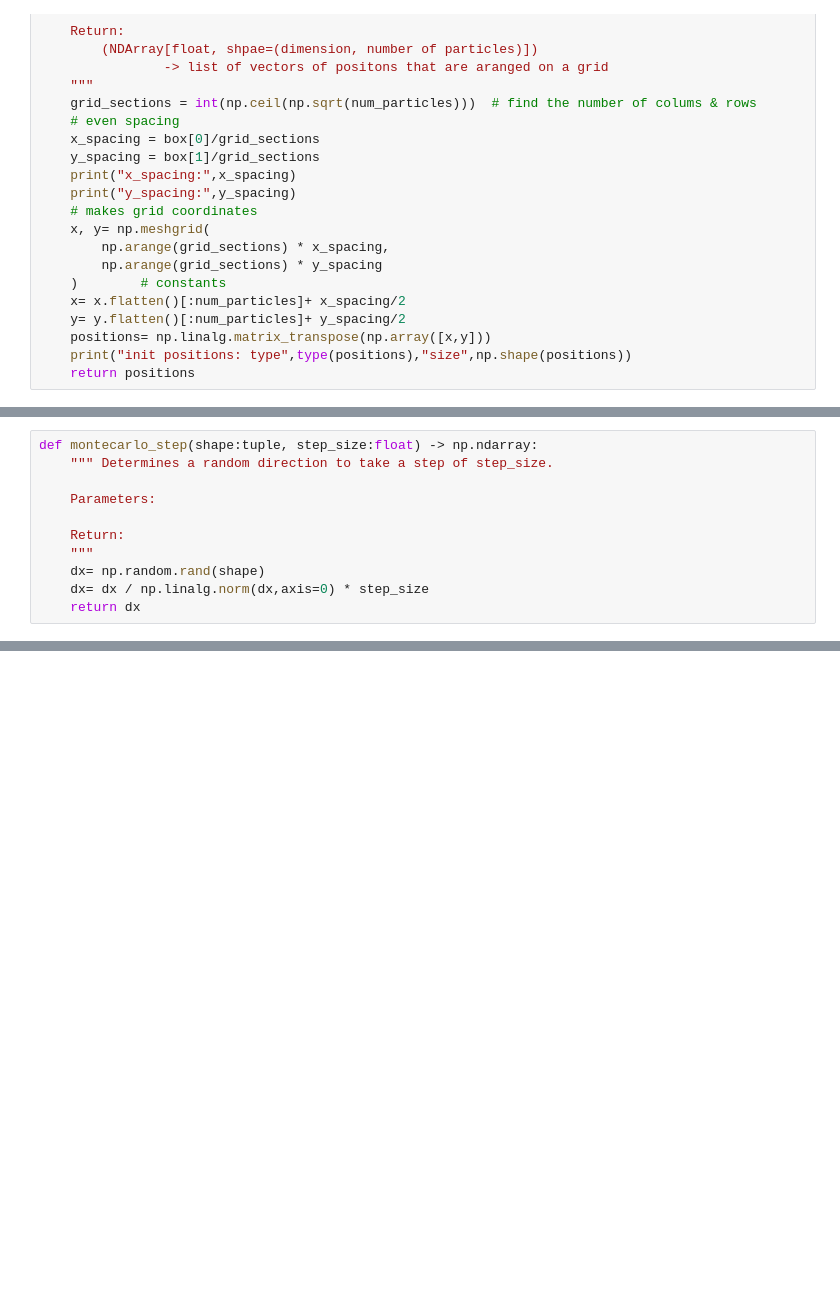
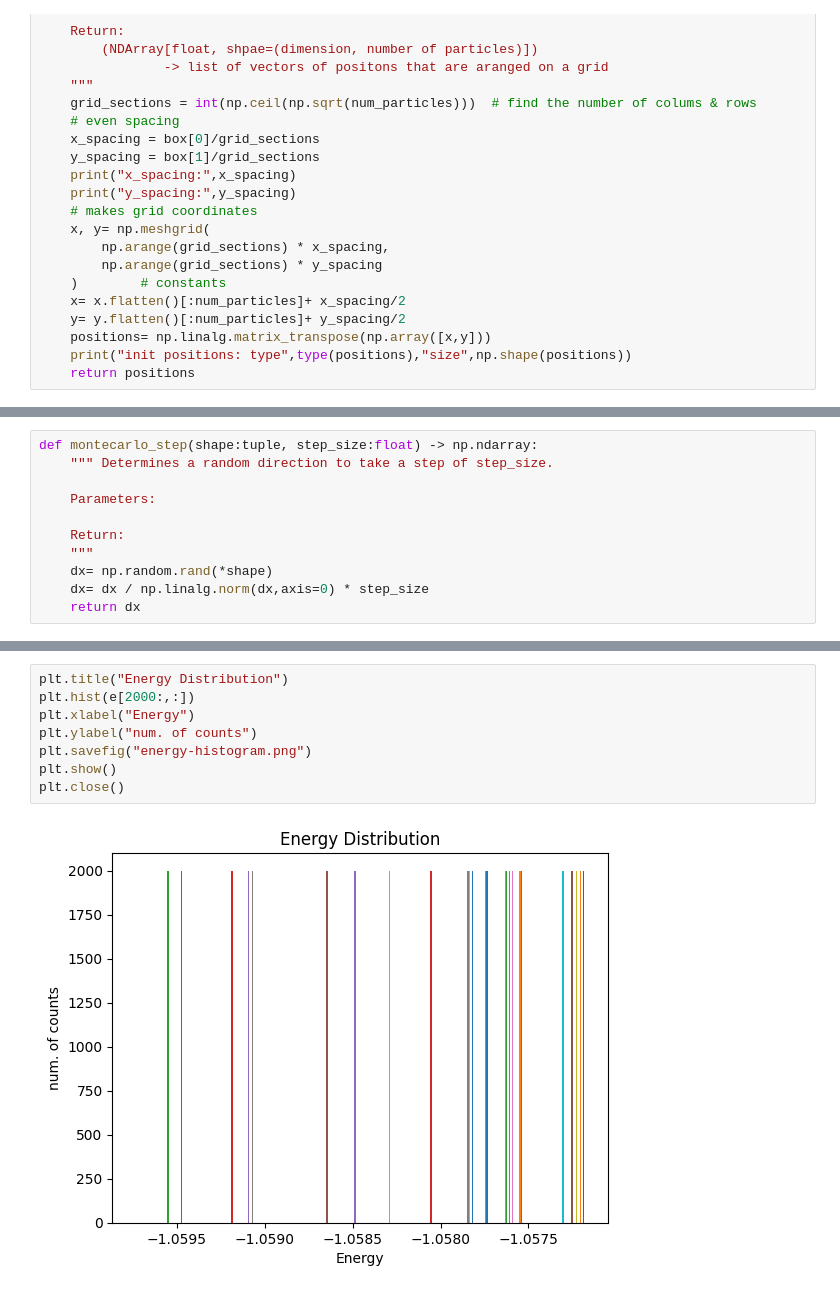
Before and after one commit to DominicNieder/Complex-Classical-Systems, a Jupyter notebook: 07Sheet/DominicNie_07.ipynb, the cells around one changed output, grey strips where cells are left out. Drawn from its saved outputs; the diff is of its cells as text; blank space fills up the shorter version.

```diff
--- a/07Sheet/DominicNie_07.ipynb
+++ b/07Sheet/DominicNie_07.ipynb
@@ -155,7 +165,7 @@ def montecarlo_step(shape:tuple, step_size:float) -> np.ndarray:
 
     Return:
     """
-    dx= np.random.rand(shape)
+    dx= np.random.rand(*shape)
     dx= dx / np.linalg.norm(dx,axis=0) * step_size
     return dx
 # %%
@@ -258,0 +257,10 @@ result1-result2 [0. 0.]
+# %%
+plt.title("Energy Distribution")
+plt.hist(e[2000:,:])
+plt.xlabel("Energy")
+plt.ylabel("num. of counts")
+plt.savefig("energy-histogram.png")
+plt.show()
+plt.close()
+# %% [output]
+[figure, added]
```
Also changed, not shown: parts of 8 cells of this notebook.
